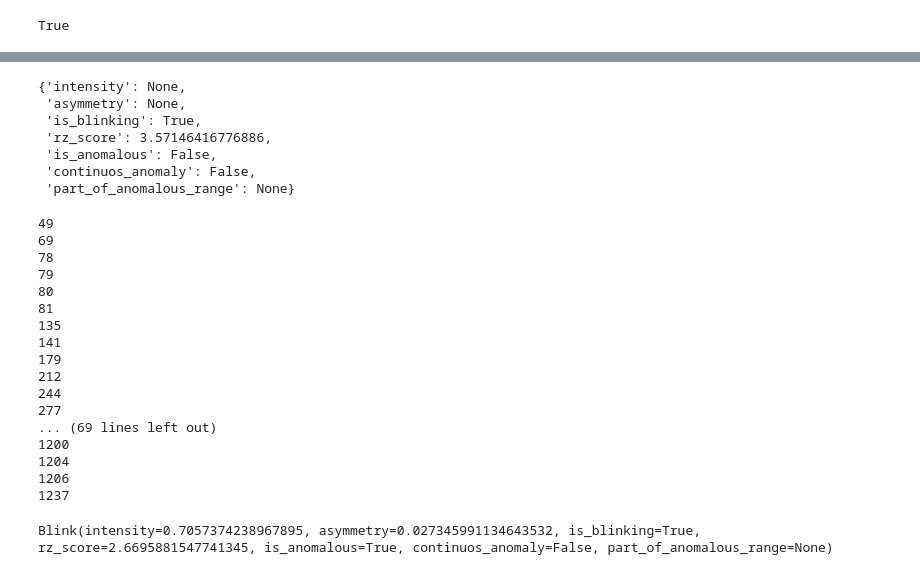
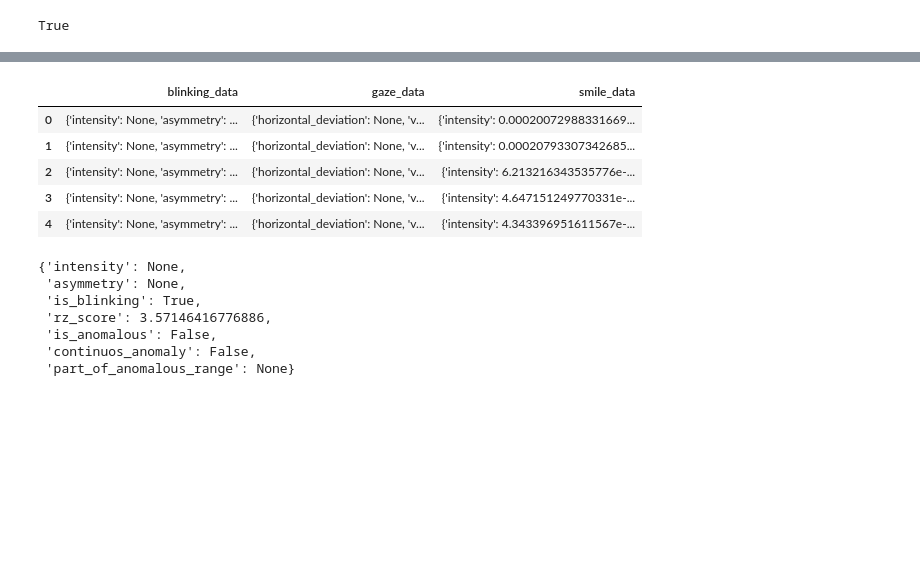
Before and after one commit to Ak62007/Multimodel-Reasoning, a Jupyter notebook: AI/notebooks/archi_testing.ipynb, the cells around one changed output, grey strips where cells are left out. Drawn from its saved outputs; the diff is of its cells as text; code cells hidden in the pictures; blank space fills up the shorter version.

```diff
--- a/AI/notebooks/archi_testing.ipynb
+++ b/AI/notebooks/archi_testing.ipynb
@@ -76,3 +103,14 @@ agent = Agent(
+# %%
+visual_columns = ['blinking_data', 'gaze_data', 'smile_data']
+# %%
+df[visual_columns].head()
+# %% [output]
+|  | blinking_data | gaze_data | smile_data |
+| 0 | {'intensity': None, 'asymmetry': ... | {'horizontal_deviation': None, 'v... | {'intensity': 0.00020072988331669... |
+| 1 | {'intensity': None, 'asymmetry': ... | {'horizontal_deviation': None, 'v... | {'intensity': 0.00020793307342685... |
+| 2 | {'intensity': None, 'asymmetry': ... | {'horizontal_deviation': None, 'v... | {'intensity': 6.213216343535776e-... |
+| 3 | {'intensity': None, 'asymmetry': ... | {'horizontal_deviation': None, 'v... | {'intensity': 4.647151249770331e-... |
+| 4 | {'intensity': None, 'asymmetry': ... | {'horizontal_deviation': None, 'v... | {'intensity': 4.343396951611567e-... |
 # %%
 df['blinking_data'].iloc[0]
 # %% [output]
@@ -83,30 +121,3 @@ df['blinking_data'].iloc[0]
  'is_anomalous': False,
  'continuos_anomaly': False,
  'part_of_anomalous_range': None}
-# %%
-for i in range(len(df['blinking_data'])):
-    if df['blinking_data'].iloc[i]['is_anomalous'] == True:
-        print(i)
-# %% [output]
-49
-69
-78
-79
-80
-81
-135
-141
-179
-212
-244
-277
-... (69 lines left out)
-1200
-1204
-1206
-1237
-# %%
-blink = Blink(**df['blinking_data'].iloc[69])
-blink
-# %% [output]
-Blink(intensity=0.7057374238967895, asymmetry=0.027345991134643532, is_blinking=True, rz_score=2.6695881547741345, is_anomalous=True, continuos_anomaly=False, part_of_anomalous_range=None)
```
Also changed, not shown: parts of 29 cells of this notebook, 4 other files.
